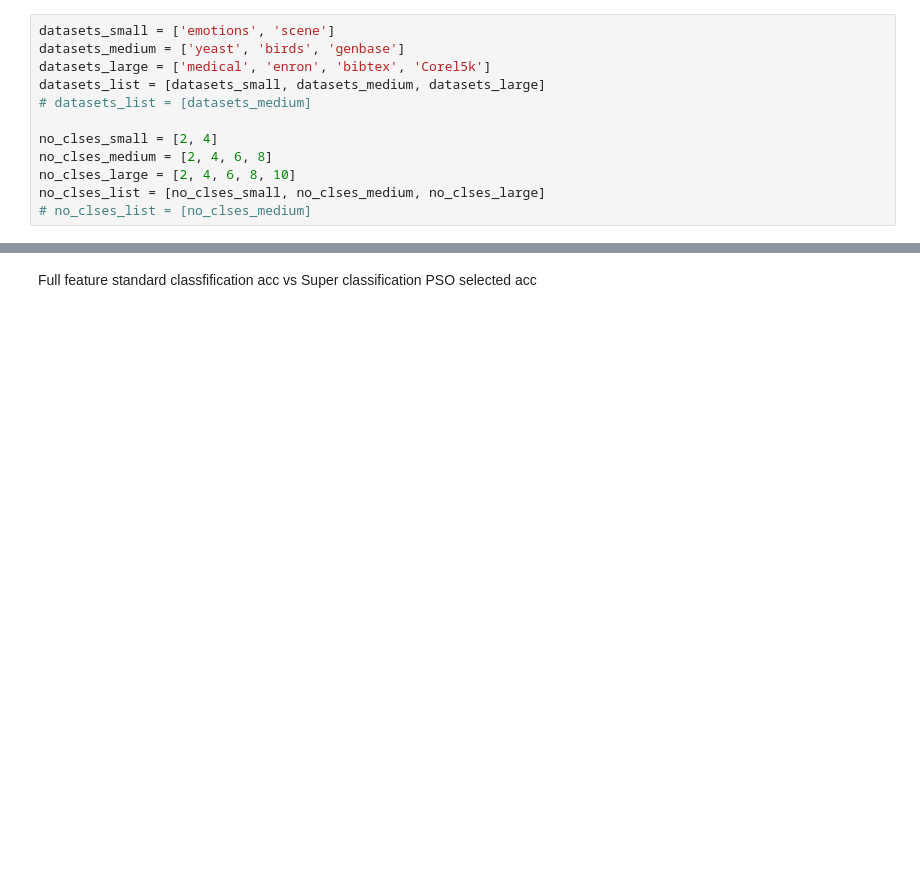
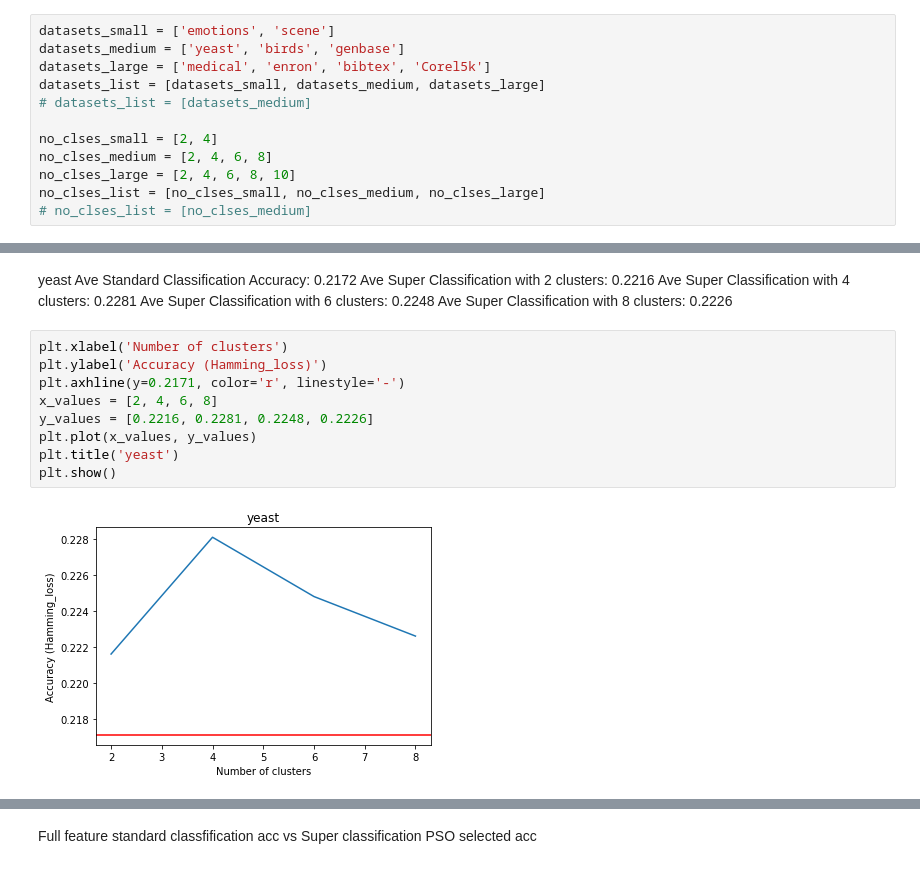
Before and after one commit to faylu-nz/Super_label_PSO_ML_FS, a Jupyter notebook: super_label.ipynb, the cells around one changed output, grey strips where cells are left out. Saved outputs shown, nothing was run; the diff lists cells and outputs as text; blank space fills up the shorter version.

```diff
--- a/super_label.ipynb
+++ b/super_label.ipynb
@@ -698,0 +701,18 @@ plt.show()
+# %% [markdown]
+yeast
+Ave Standard Classification Accuracy: 0.2172
+Ave Super Classification with 2 clusters: 0.2216
+Ave Super Classification with 4 clusters: 0.2281
+Ave Super Classification with 6 clusters: 0.2248
+Ave Super Classification with 8 clusters: 0.2226
+# %%
+plt.xlabel('Number of clusters')
+plt.ylabel('Accuracy (Hamming_loss)')
+plt.axhline(y=0.2171, color='r', linestyle='-')
+x_values = [2, 4, 6, 8]
+y_values = [0.2216, 0.2281, 0.2248, 0.2226]
+plt.plot(x_values, y_values)
+plt.title('yeast')
+plt.show()
+# %% [output]
+[figure, added]
```
Also changed, not shown: parts of 28 cells of this notebook.
